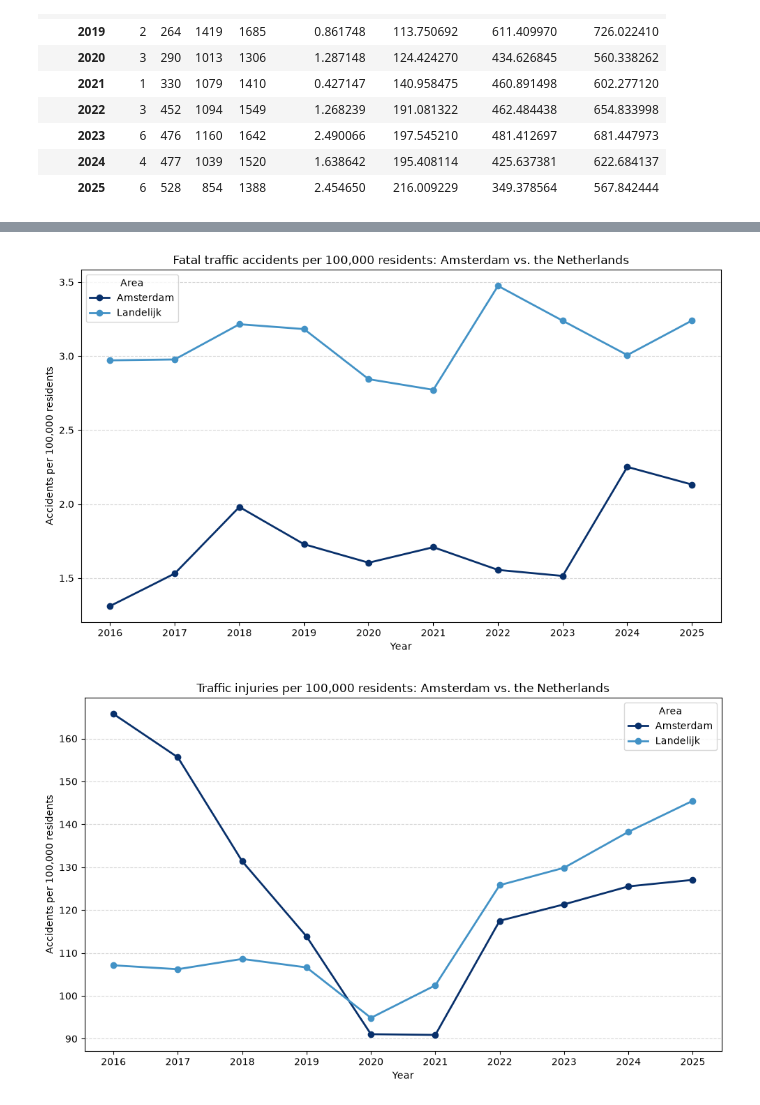
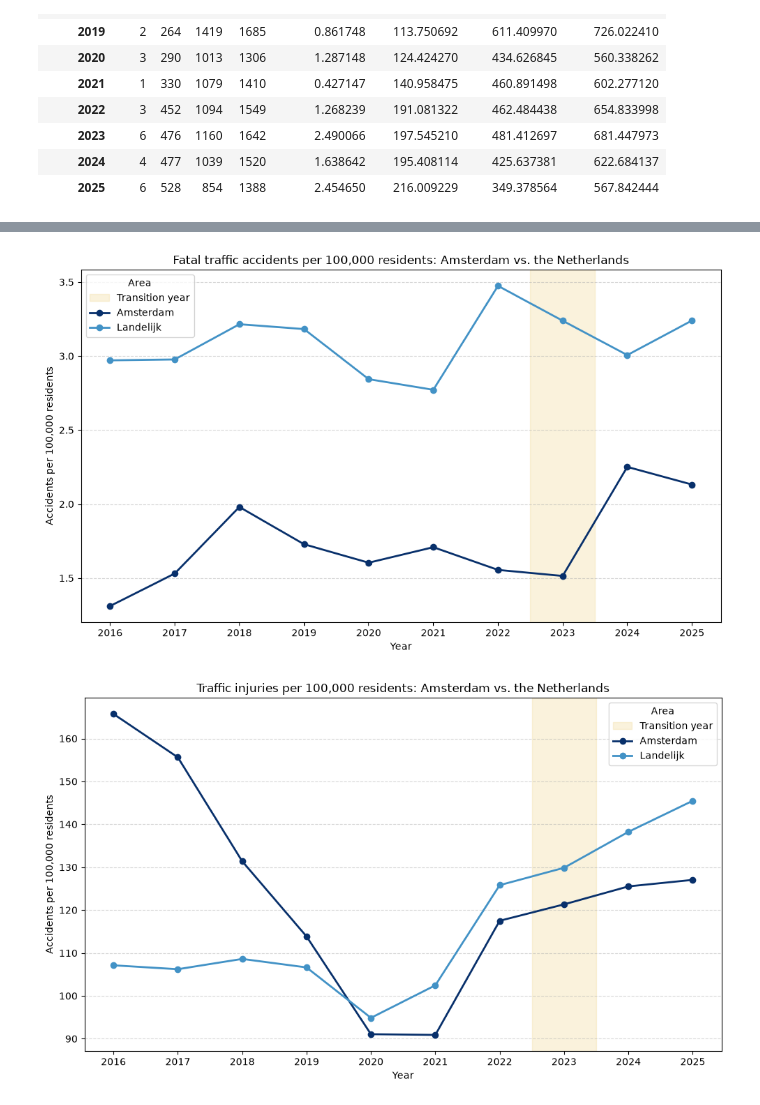
Before and after one commit to LiamLuijtgaarden/Python-Project, a Jupyter notebook: Subquestion 3.ipynb, the cells around one changed output, grey strips where cells are left out. Cells and saved outputs as stored; diff of their text form; code cells hidden in the pictures.

```diff
--- a/Subquestion 3.ipynb
+++ b/Subquestion 3.ipynb
@@ -688,6 +688,13 @@ colors = {
 for column, title in rate_columns.items():
     fig, ax = plt.subplots(figsize=(10, 6))
 
+    ax.axvspan(
+    2022.5, 2023.5,
+    color="#F4DFA8",
+    alpha=0.4,
+    label="Transition year",
+    zorder=0)
+
     for city, city_df in city_data.items():
         ax.plot(
             city_df.index,
@@ -723,6 +730,12 @@ indexed_columns = {
 
 for column, title in indexed_columns.items():
     fig, ax = plt.subplots(figsize=(10, 6))
+    ax.axvspan(
+    2022.5, 2023.5,
+    color="#F4DFA8",
+    alpha=0.4,
+    label="Transition year",
+    zorder=0)
 
     for city, city_df in city_data.items():
         if 2016 not in city_df.index:
@@ -771,6 +784,12 @@ colors_comparison = {
 
 for column, title in rate_columns.items():
     fig, ax = plt.subplots(figsize=(10, 6))
+    ax.axvspan(
+    2022.5, 2023.5,
+    color="#F4DFA8",
+    alpha=0.4,
+    label="Transition year",
+    zorder=0)
 
     for area, area_df in comparison_data.items():
         ax.plot(
@@ -793,34 +812,40 @@ for column, title in rate_columns.items():
 
 for column, title in indexed_columns.items():
     fig, ax = plt.subplots(figsize=(10, 6))
+    ax.axvspan(
+    2022.5, 2023.5,
+    color="#F4DFA8",
+    alpha=0.4,
+    label="Transition year",
+    zorder=0)
 
     for area, area_df in comparison_data.items():
         if 2016 not in area_df.index:
             raise ValueError(f"Missing 2016 baseline for {area} ({title})")
 
         baseline = area_df.loc[2016, column]
         if pd.isna(baseline) or baseline == 0:
             raise ValueError(f"Invalid 2016 baseline for {area} ({title}): {baseline}")
 
         indexed_values = area_df[column] / baseline * 100
         ax.plot(
             indexed_values.index,
             indexed_values,
             color=colors_comparison[area],
             marker="o",
             linewidth=2,
             label=area,
         )
 
     ax.set_title(f"{title}: Amsterdam vs. the Netherlands (2016 = 100)")
     ax.set_xlabel("Year")
     ax.set_ylabel("Index (2016 = 100)")
     ax.set_xticks(years)
     ax.axhline(100, color="gray", linestyle="--", linewidth=1)
     ax.grid(axis="y", linestyle="--", alpha=0.5)
     ax.legend(title="Area")
     fig.tight_layout()
     plt.show()
 # %% [output]
-[figure, old version]
+[figure, new version]
-[figure, old version]
+[figure, new version]
```
Also changed, not shown: parts of 15 cells of this notebook, 16 other files.
